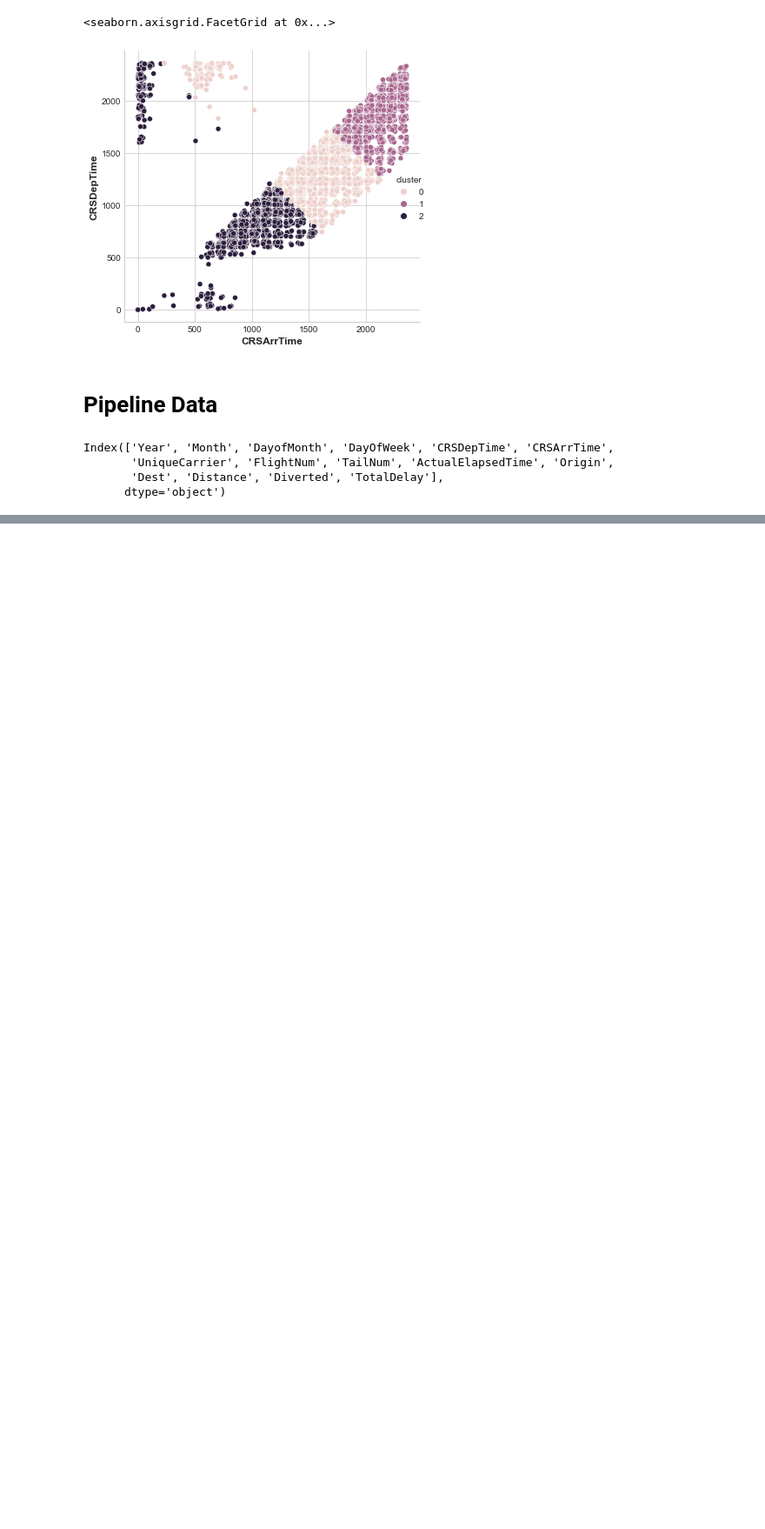
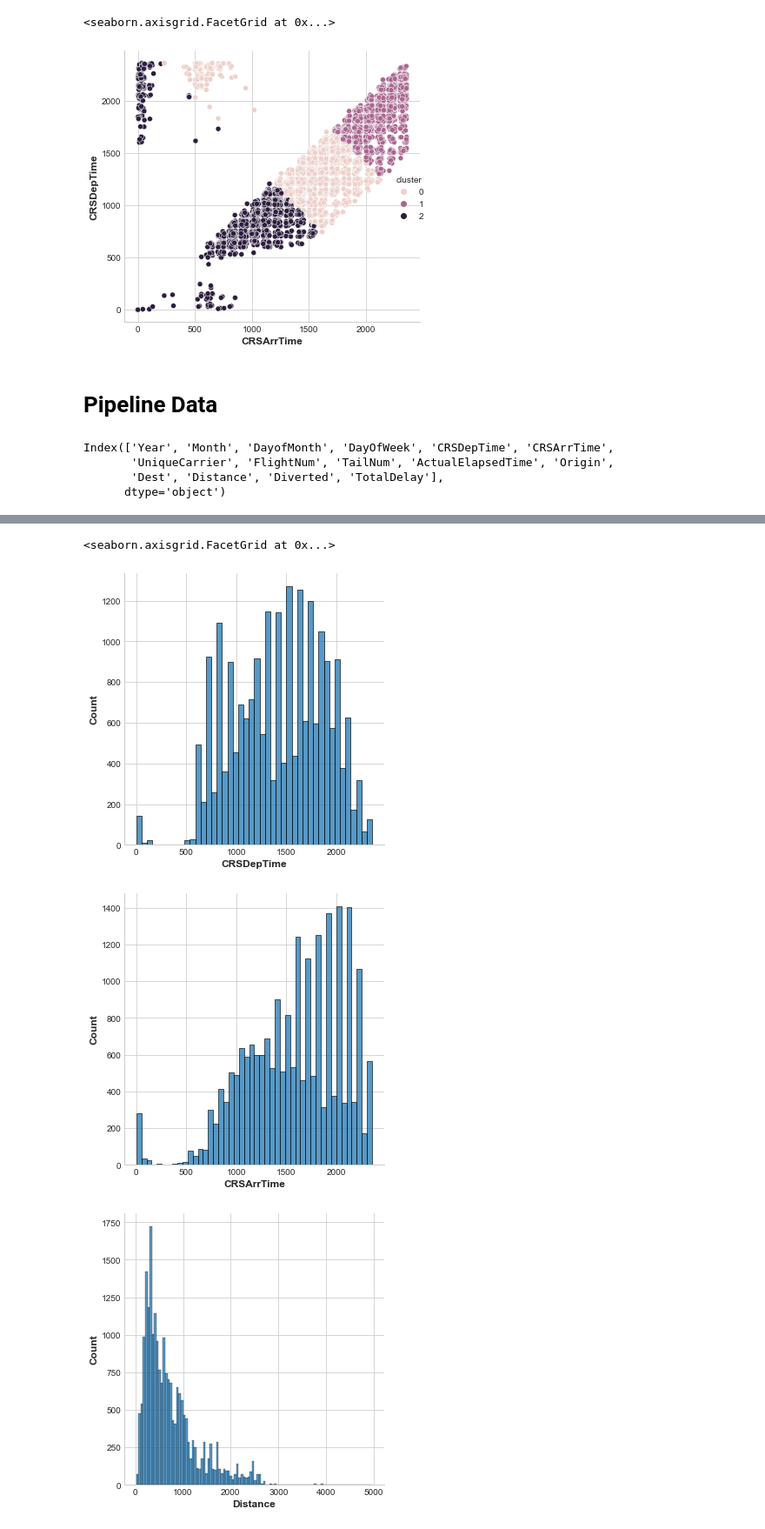
Before and after one commit to joshfuchs/ML_projects, a Jupyter notebook: flight_delays.ipynb, the cells around one changed output, grey strips where cells are left out. Shown at 87% size. Cells and saved outputs as stored; diff of their text form; code cells hidden in the pictures; blank space fills up the shorter version.

```diff
--- a/flight_delays.ipynb
+++ b/flight_delays.ipynb
@@ -364,0 +398,19 @@ print(metrics.accuracy_score(y_valid, preds))
+# %%
+# let's remove day of Month, as that should have little relevance to the Delay time
+df_edited.drop(labels=['DayofMonth', 'FlightNum', 'TailNum'], axis=1, inplace=True)
+# %%
+# now lets group some of these columns so we do not have as many unique variables
+
+#df_edited['CRSDepTime'].hist(bins=24)
+sns.displot(df_edited['CRSDepTime'])
+sns.displot(df_edited['CRSArrTime'])
+sns.displot(df_edited['Distance'])
+
+
+
+#CRS DeptTime is in hhmm since midnight
+# %% [output]
+<seaborn.axisgrid.FacetGrid at 0x...>
+[figure, added]
+[figure, added]
+[figure, added]
```
Also changed, not shown: parts of 19 cells of this notebook.
